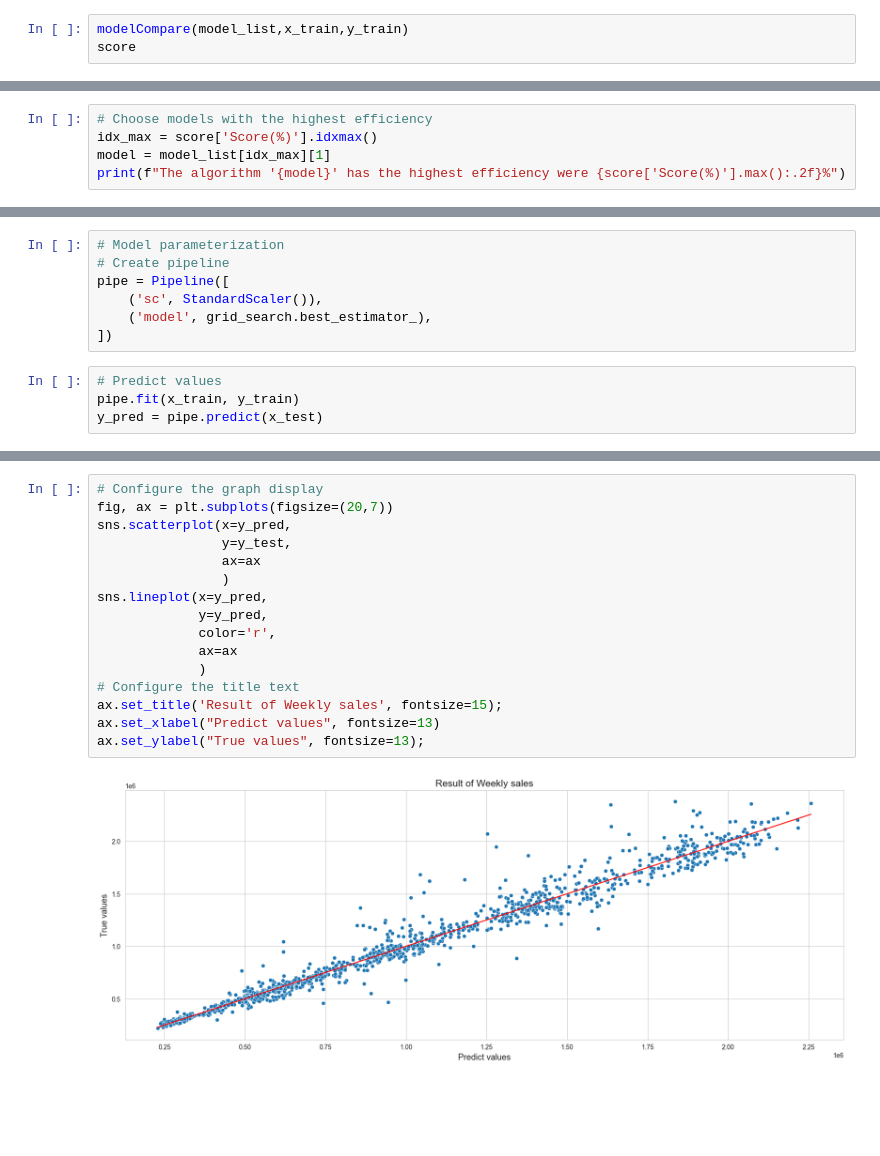
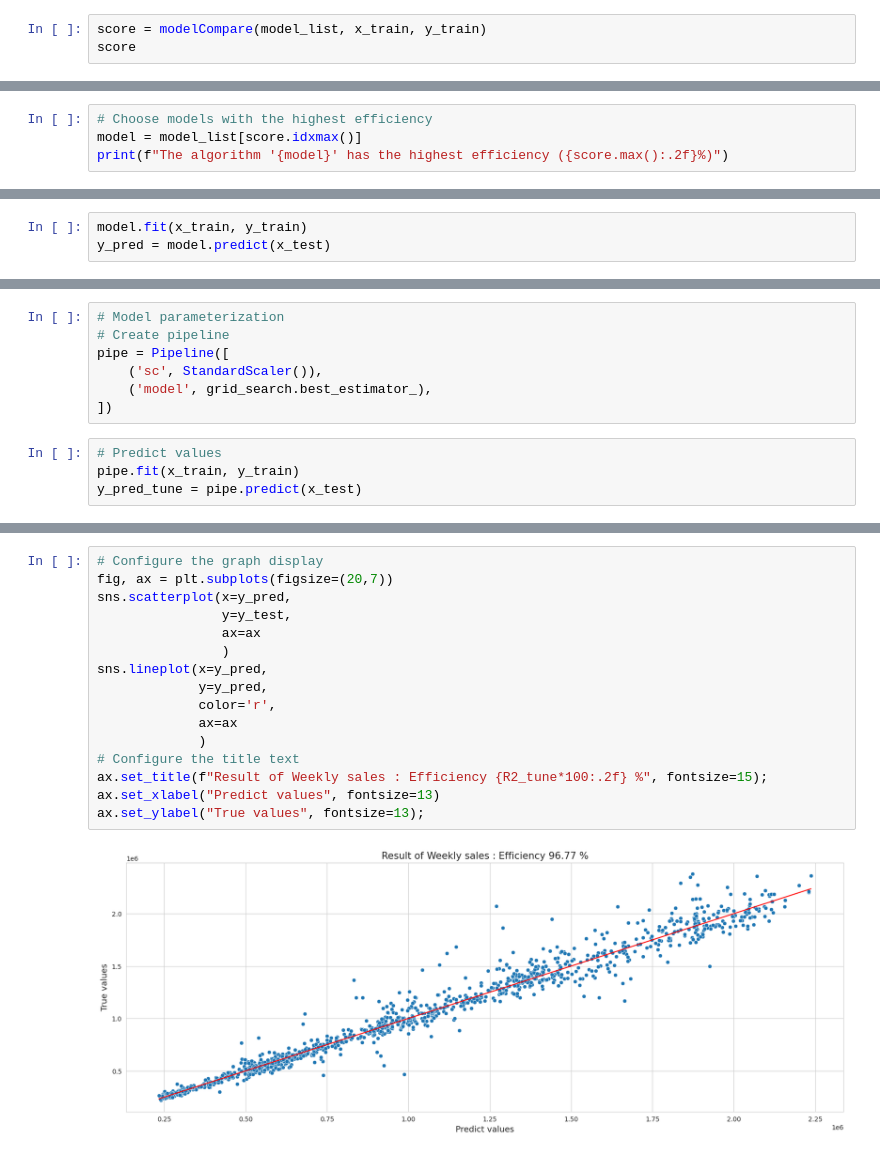
Before and after one commit to ENDYOU3/Walmart_sales_forecast, a Jupyter notebook: Analyzing Data Walmark.ipynb, the cells around one changed output, grey strips where cells are left out. Cells and saved outputs as stored; diff of their text form; blank space fills up the shorter version.

```diff
--- a/Analyzing Data Walmark.ipynb
+++ b/Analyzing Data Walmark.ipynb
@@ -614,4 +633,4 @@ def modelCompare(models,feature,target):
 # %%
-modelCompare(model_list,x_train,y_train)
+score = modelCompare(model_list, x_train, y_train)
 score
 # %% [output]
@@ -624,6 +643,5 @@ score
 # %%
 # Choose models with the highest efficiency
-idx_max = score['Score(%)'].idxmax()
-model = model_list[idx_max][1]
-print(f"The algorithm '{model}' has the highest efficiency were {score['Score(%)'].max():.2f}%")
+model = model_list[score.idxmax()]
+print(f"The algorithm '{model}' has the highest efficiency ({score.max():.2f}%)")
 # %% [output]
@@ -630,0 +649,3 @@ The algorithm 'RandomForestRegressor()' has the highest efficiency were 96.30%
+# %%
+model.fit(x_train, y_train)
+y_pred = model.predict(x_test)
@@ -658,4 +682,4 @@ pipe = Pipeline([
 # %%
 # Predict values
 pipe.fit(x_train, y_train)
-y_pred = pipe.predict(x_test)
+y_pred_tune = pipe.predict(x_test)
@@ -676,18 +722,18 @@ result.head()
 # %%
 # Configure the graph display
 fig, ax = plt.subplots(figsize=(20,7))
 sns.scatterplot(x=y_pred,
                 y=y_test,
                 ax=ax
                 )
 sns.lineplot(x=y_pred,
              y=y_pred,
              color='r',
              ax=ax
              )
 # Configure the title text
-ax.set_title('Result of Weekly sales', fontsize=15);
+ax.set_title(f"Result of Weekly sales : Efficiency {R2_tune*100:.2f} %", fontsize=15);
 ax.set_xlabel("Predict values", fontsize=13)
 ax.set_ylabel("True values", fontsize=13);
 # %% [output]
-[figure, old version]
+[figure, new version]
```
Also changed, not shown: parts of 50 cells of this notebook.
